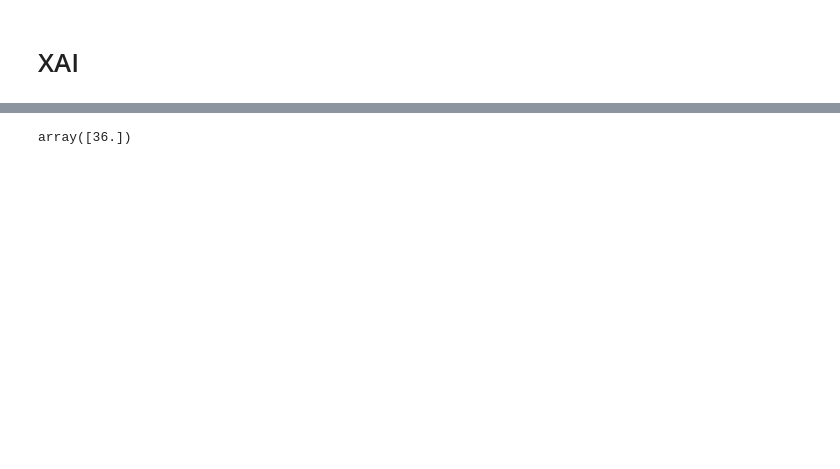
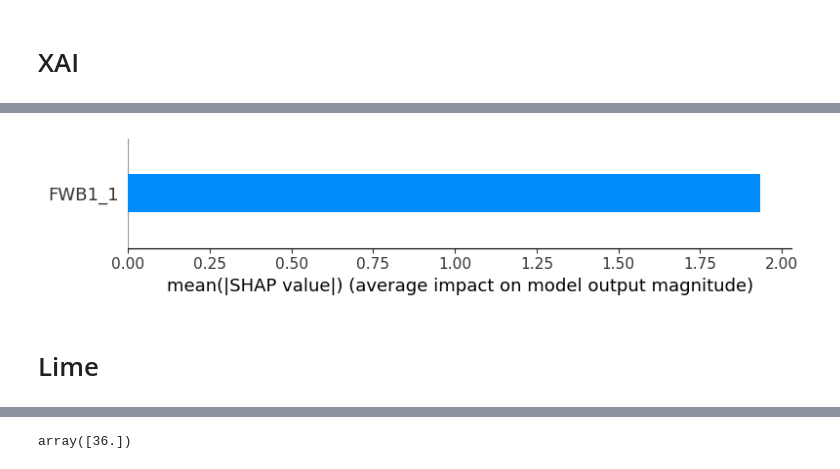
Before and after one commit to MarkPhamm/AI-Project, a Jupyter notebook: Xai.ipynb, the cells around one changed output, grey strips where cells are left out. Saved outputs shown, nothing was run; the diff lists cells and outputs as text; code cells hidden in the pictures; blank space fills up the shorter version.

```diff
--- a/Xai.ipynb
+++ b/Xai.ipynb
@@ -140,0 +156,3 @@ rowcv
+# %%
+explainer = shap.DeepExplainer(model, train.values)
+shap_values = explainer.shap_values(test.values)
@@ -141,3 +175,11 @@ rowcv
+# %%
+shap.summary_plot(shap_values[0],
+                  plot_type="bar",
+                  feature_names=test.columns)
+# %% [output]
+[figure, added]
+# %% [markdown]
+# Lime
 # %%
 import lime
 import lime.lime_tabular
```
Also changed, not shown: parts of 13 cells of this notebook, 1 other file.
